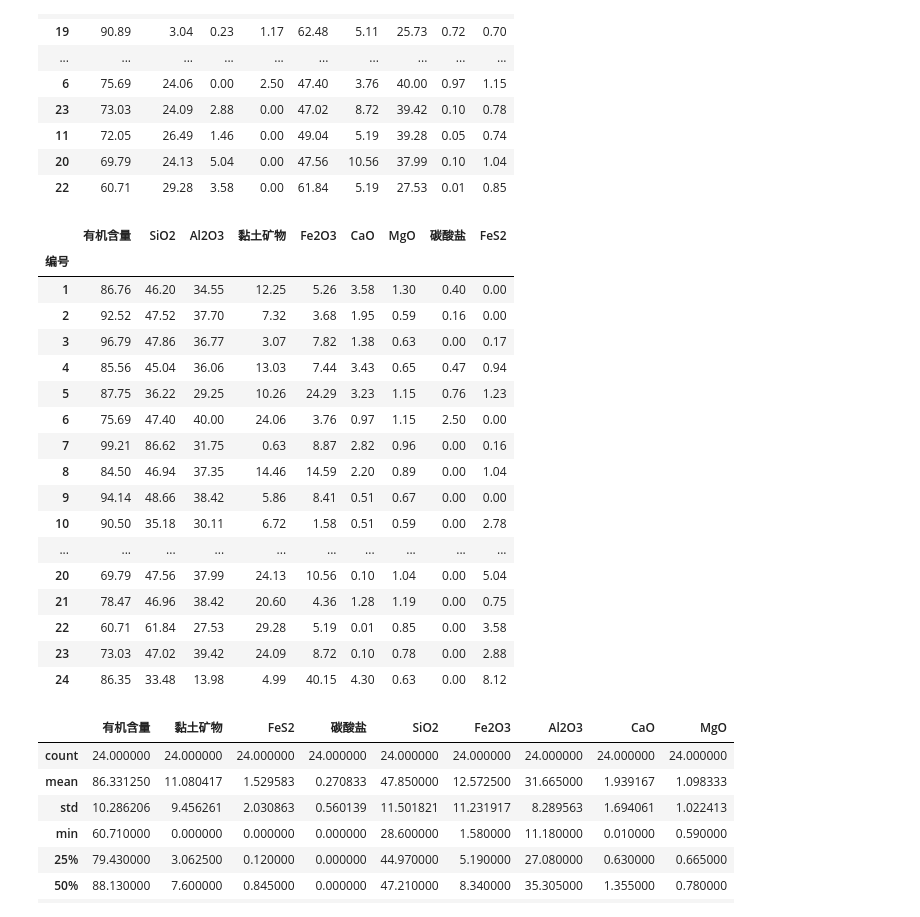
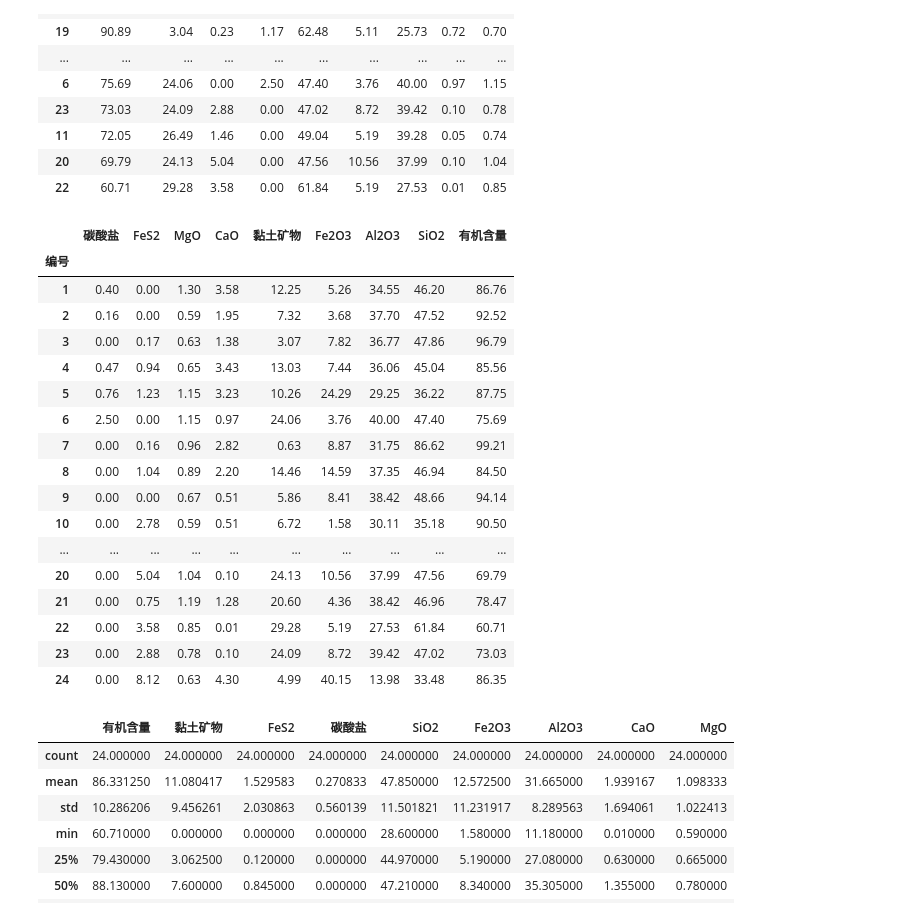
Before and after one commit to xyt556/Big_Data_Test, a Jupyter notebook: Data_preprocess/pandas_1.ipynb, the cells around one changed output. Cells and saved outputs as stored; diff of their text form; code cells hidden in the pictures.

```diff
--- a/Data_preprocess/pandas_1.ipynb
+++ b/Data_preprocess/pandas_1.ipynb
@@ -118,26 +165,26 @@ df.sort_values(by=['有机含量', '黏土矿物'], ascending=[False, True])
 | 20 | 69.79 | 24.13 | 5.04 | 0.00 | 47.56 | 10.56 | 37.99 | 0.10 | 1.04 |
 | 22 | 60.71 | 29.28 | 3.58 | 0.00 | 61.84 | 5.19 | 27.53 | 0.01 | 0.85 |
 # %%
-df.sort_values(1,axis = 1, ascending= False, na_position='first')
+df.sort_values(by=3,axis = 1, ascending= True, na_position='first')
 # %% [output]
-|  | 有机含量 | SiO2 | Al2O3 | 黏土矿物 | Fe2O3 | CaO | MgO | 碳酸盐 | FeS2 |
+|  | 碳酸盐 | FeS2 | MgO | CaO | 黏土矿物 | Fe2O3 | Al2O3 | SiO2 | 有机含量 |
 | 编号 |  |  |  |  |  |  |  |  |  |
-| 1 | 86.76 | 46.20 | 34.55 | 12.25 | 5.26 | 3.58 | 1.30 | 0.40 | 0.00 |
-| 2 | 92.52 | 47.52 | 37.70 | 7.32 | 3.68 | 1.95 | 0.59 | 0.16 | 0.00 |
-| 3 | 96.79 | 47.86 | 36.77 | 3.07 | 7.82 | 1.38 | 0.63 | 0.00 | 0.17 |
-| 4 | 85.56 | 45.04 | 36.06 | 13.03 | 7.44 | 3.43 | 0.65 | 0.47 | 0.94 |
-| 5 | 87.75 | 36.22 | 29.25 | 10.26 | 24.29 | 3.23 | 1.15 | 0.76 | 1.23 |
-| 6 | 75.69 | 47.40 | 40.00 | 24.06 | 3.76 | 0.97 | 1.15 | 2.50 | 0.00 |
-| 7 | 99.21 | 86.62 | 31.75 | 0.63 | 8.87 | 2.82 | 0.96 | 0.00 | 0.16 |
-| 8 | 84.50 | 46.94 | 37.35 | 14.46 | 14.59 | 2.20 | 0.89 | 0.00 | 1.04 |
-| 9 | 94.14 | 48.66 | 38.42 | 5.86 | 8.41 | 0.51 | 0.67 | 0.00 | 0.00 |
-| 10 | 90.50 | 35.18 | 30.11 | 6.72 | 1.58 | 0.51 | 0.59 | 0.00 | 2.78 |
+| 1 | 0.40 | 0.00 | 1.30 | 3.58 | 12.25 | 5.26 | 34.55 | 46.20 | 86.76 |
+| 2 | 0.16 | 0.00 | 0.59 | 1.95 | 7.32 | 3.68 | 37.70 | 47.52 | 92.52 |
+| 3 | 0.00 | 0.17 | 0.63 | 1.38 | 3.07 | 7.82 | 36.77 | 47.86 | 96.79 |
+| 4 | 0.47 | 0.94 | 0.65 | 3.43 | 13.03 | 7.44 | 36.06 | 45.04 | 85.56 |
+| 5 | 0.76 | 1.23 | 1.15 | 3.23 | 10.26 | 24.29 | 29.25 | 36.22 | 87.75 |
+| 6 | 2.50 | 0.00 | 1.15 | 0.97 | 24.06 | 3.76 | 40.00 | 47.40 | 75.69 |
+| 7 | 0.00 | 0.16 | 0.96 | 2.82 | 0.63 | 8.87 | 31.75 | 86.62 | 99.21 |
+| 8 | 0.00 | 1.04 | 0.89 | 2.20 | 14.46 | 14.59 | 37.35 | 46.94 | 84.50 |
+| 9 | 0.00 | 0.00 | 0.67 | 0.51 | 5.86 | 8.41 | 38.42 | 48.66 | 94.14 |
+| 10 | 0.00 | 2.78 | 0.59 | 0.51 | 6.72 | 1.58 | 30.11 | 35.18 | 90.50 |
 | ... | ... | ... | ... | ... | ... | ... | ... | ... | ... |
-| 20 | 69.79 | 47.56 | 37.99 | 24.13 | 10.56 | 0.10 | 1.04 | 0.00 | 5.04 |
-| 21 | 78.47 | 46.96 | 38.42 | 20.60 | 4.36 | 1.28 | 1.19 | 0.00 | 0.75 |
-| 22 | 60.71 | 61.84 | 27.53 | 29.28 | 5.19 | 0.01 | 0.85 | 0.00 | 3.58 |
-| 23 | 73.03 | 47.02 | 39.42 | 24.09 | 8.72 | 0.10 | 0.78 | 0.00 | 2.88 |
-| 24 | 86.35 | 33.48 | 13.98 | 4.99 | 40.15 | 4.30 | 0.63 | 0.00 | 8.12 |
+| 20 | 0.00 | 5.04 | 1.04 | 0.10 | 24.13 | 10.56 | 37.99 | 47.56 | 69.79 |
+| 21 | 0.00 | 0.75 | 1.19 | 1.28 | 20.60 | 4.36 | 38.42 | 46.96 | 78.47 |
+| 22 | 0.00 | 3.58 | 0.85 | 0.01 | 29.28 | 5.19 | 27.53 | 61.84 | 60.71 |
+| 23 | 0.00 | 2.88 | 0.78 | 0.10 | 24.09 | 8.72 | 39.42 | 47.02 | 73.03 |
+| 24 | 0.00 | 8.12 | 0.63 | 4.30 | 4.99 | 40.15 | 13.98 | 33.48 | 86.35 |
 # %%
 df.describe()
 # %% [output]
```
Also changed, not shown: parts of 20 cells of this notebook, 4 other files.
